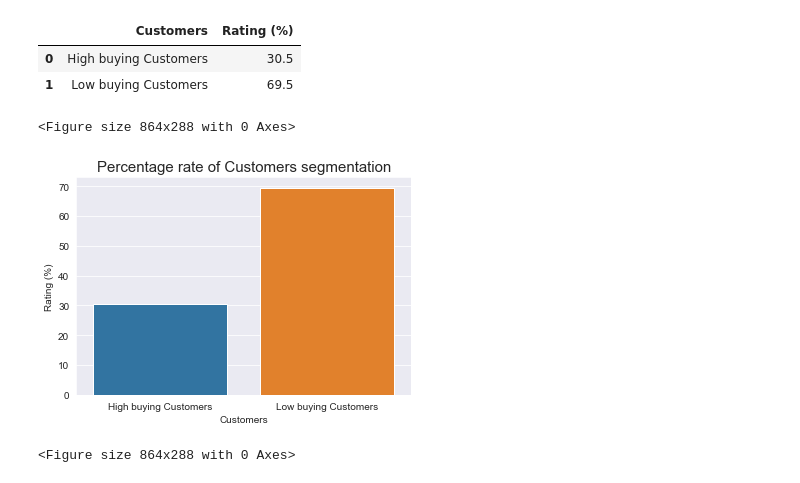
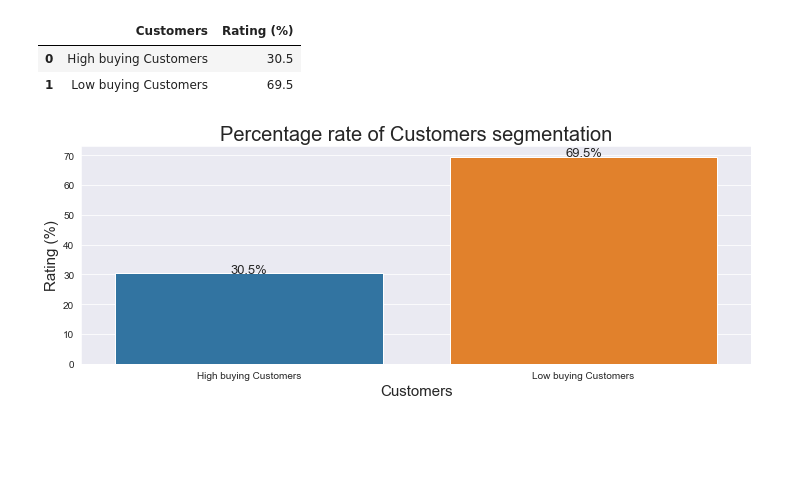
Before and after one commit to Ben-20/Customers-segmentation, a Jupyter notebook: Customers_segmentation.ipynb, the cells around one changed output. Drawn from its saved outputs; the diff is of its cells as text; code cells hidden in the pictures; blank space fills up the shorter version.

Commit message:
added percentage figure to the report barplot

```diff
--- a/Customers_segmentation.ipynb
+++ b/Customers_segmentation.ipynb
@@ -259,10 +259,16 @@ Outcome
 | 0 | High buying Customers | 30.5 |
 | 1 | Low buying Customers | 69.5 |
 # %%
-sns.barplot(x = 'Customers', y = 'Rating (%)', data = Outcome)
-plt.title('Percentage rate of Customers segmentation', fontdict= {'fontsize': 15})
 plt.figure(figsize = (12, 4))
+ax = sns.barplot(x = 'Customers', y = 'Rating (%)', data = Outcome)
+plt.title('Percentage rate of Customers segmentation', fontsize = 20)
+plt.xlabel('Customers', fontsize = 15)
+plt.ylabel('Rating (%)', fontsize = 15)
+
+for p in ax.patches:
+    percentage = '{:.1f}%'.format(p.get_height())
+    x = p.get_x() + p.get_width() / 2
+    y = p.get_height() + .05
+    ax.annotate(percentage, (x, y), ha = 'center', size = 13)
 # %% [output]
-<Figure size 864x288 with 0 Axes>
-[figure, old version]
+[figure, new version]
-<Figure size 864x288 with 0 Axes>
```
Also changed, not shown: parts of 9 cells of this notebook.
